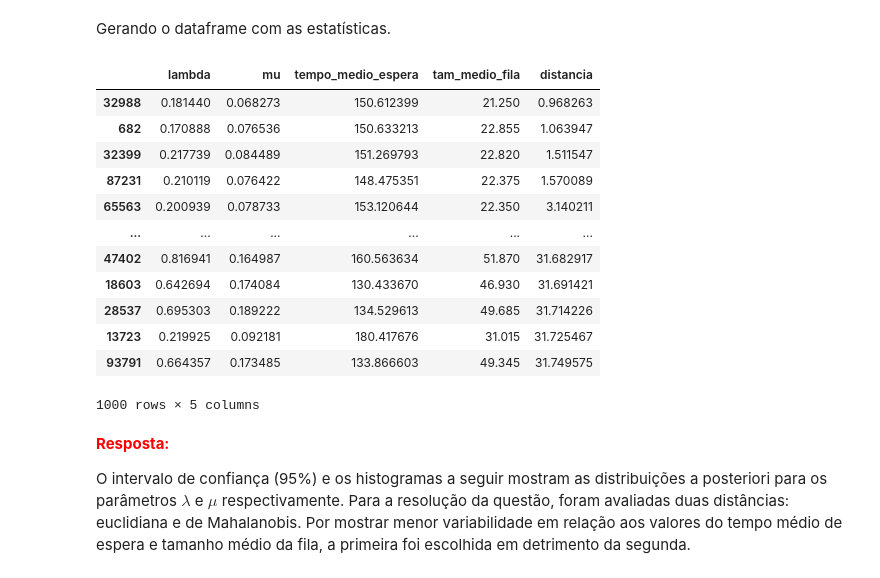
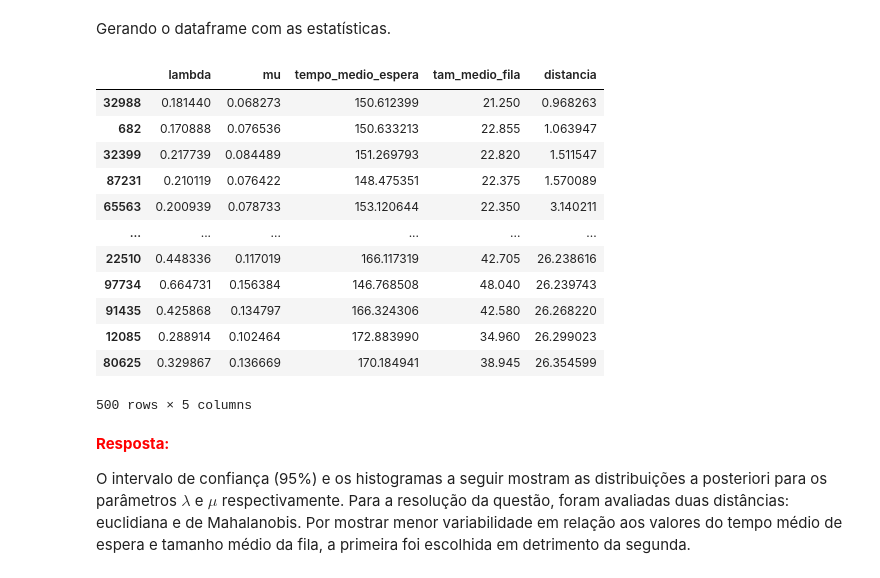
Before and after one commit to pauloceliojr/mcimd-listas, a Jupyter notebook: Trabalho Final/Trabalho_Final.ipynb, the cells around one changed output. Cells and saved outputs as stored; diff of their text form; code cells hidden in the pictures.

```diff
--- a/Trabalho Final/Trabalho_Final.ipynb
+++ b/Trabalho Final/Trabalho_Final.ipynb
@@ -193,28 +193,28 @@ Gerando o dataframe com as estatísticas.
 # %%
 # Gera um dataframe Pandas com os parâmetros e as estatísticas calculadas
 amostras_posteriori = pd.DataFrame(amostras, columns=["lambda", "mu", "tempo_medio_espera", "tam_medio_fila", "distancia"])
 ## Obtem o inverso da matriz de covariância
 # inv_cov = np.linalg.inv(amostras_posteriori[["tempo_medio_espera", "tam_medio_fila"]].cov())
 ## Calcula a distância em relação aos valores observados
 # amostras_posteriori["distancia"] = amostras_posteriori.apply(lambda x: distance.mahalanobis([x["tempo_medio_espera"], x["tam_medio_fila"]], valores_obs, inv_cov), axis=1)
 
 # recupera os 1% registros que tiveram as menores distâncias
-amostras_posteriori = amostras_posteriori.nsmallest(int(M * 0.01), "distancia")
+amostras_posteriori = amostras_posteriori.nsmallest(int(M * 0.005), "distancia")
 amostras_posteriori
 # %% [output]
 |  | lambda | mu | tempo_medio_espera | tam_medio_fila | distancia |
 | 32988 | 0.181440 | 0.068273 | 150.612399 | 21.250 | 0.968263 |
 | 682 | 0.170888 | 0.076536 | 150.633213 | 22.855 | 1.063947 |
 | 32399 | 0.217739 | 0.084489 | 151.269793 | 22.820 | 1.511547 |
 | 87231 | 0.210119 | 0.076422 | 148.475351 | 22.375 | 1.570089 |
 | 65563 | 0.200939 | 0.078733 | 153.120644 | 22.350 | 3.140211 |
 | ... | ... | ... | ... | ... | ... |
-| 47402 | 0.816941 | 0.164987 | 160.563634 | 51.870 | 31.682917 |
-| 18603 | 0.642694 | 0.174084 | 130.433670 | 46.930 | 31.691421 |
-| 28537 | 0.695303 | 0.189222 | 134.529613 | 49.685 | 31.714226 |
-| 13723 | 0.219925 | 0.092181 | 180.417676 | 31.015 | 31.725467 |
-| 93791 | 0.664357 | 0.173485 | 133.866603 | 49.345 | 31.749575 |
+| 22510 | 0.448336 | 0.117019 | 166.117319 | 42.705 | 26.238616 |
+| 97734 | 0.664731 | 0.156384 | 146.768508 | 48.040 | 26.239743 |
+| 91435 | 0.425868 | 0.134797 | 166.324306 | 42.580 | 26.268220 |
+| 12085 | 0.288914 | 0.102464 | 172.883990 | 34.960 | 26.299023 |
+| 80625 | 0.329867 | 0.136669 | 170.184941 | 38.945 | 26.354599 |
-1000 rows × 5 columns
+500 rows × 5 columns
 # %% [markdown]
 <font color='red'>**Resposta:**</font>
 
```
Also changed, not shown: parts of 9 cells of this notebook.
